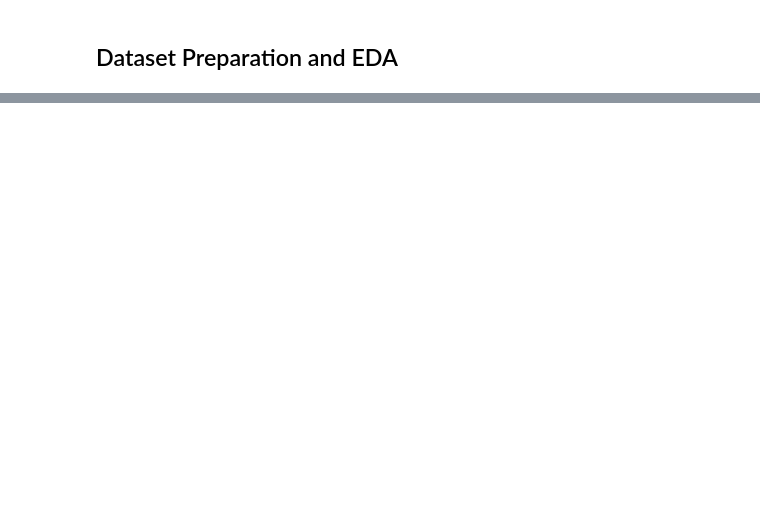
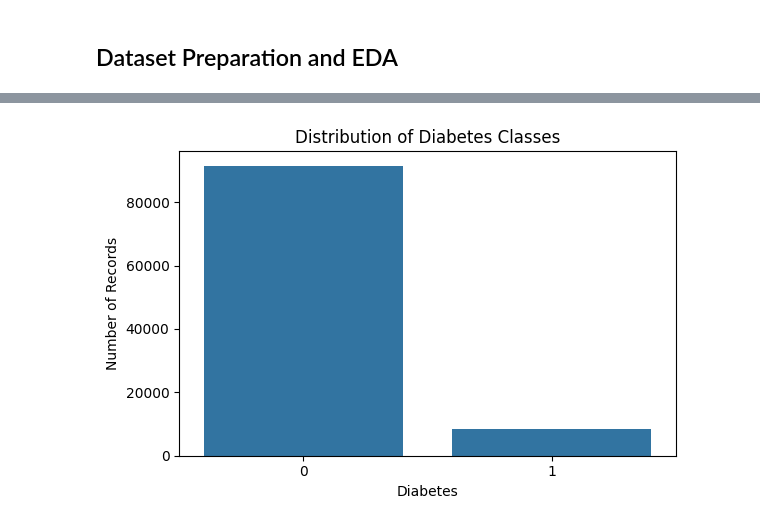
Before and after one commit to chiraga581/2025AC05139-ML-Assignment-2, a Jupyter notebook: 01_Data_Preparation.ipynb, the cells around one changed output, grey strips where cells are left out. Saved outputs shown, nothing was run; the diff lists cells and outputs as text; code cells hidden in the pictures; blank space fills up the shorter version.

```diff
--- a/01_Data_Preparation.ipynb
+++ b/01_Data_Preparation.ipynb
@@ -31,7 +31,7 @@ Successfully installed contourpy-1.3.0 cycler-0.12.1 fonttools-4.60.2 importlib-
 WARNING: You are using pip version 21.2.4; however, version 26.0.1 is available.
 You should consider upgrading via the '/Users/chiragarora/Desktop/2025AC05139_ML_Assignment2/.venv/bin/python3 -m pip install --upgrade pip' command.
 # %%
-df = pd.read_csv("/Users/chiragarora/Desktop/2025AC05139_ML_Assignment2/diabetes_prediction_dataset.csv")
+df = pd.read_csv("diabetes_dataset.csv")
 
 print("Dataset shape:", df.shape)
 df.head()
@@ -39,0 +117,4 @@ FileNotFoundError: [Errno 2] No such file or directory: '/Users/chiragarora/Desk
+# %%
+df = df.drop_duplicates()
+
+print("Dataset shape after removing duplicates:", df.shape)
@@ -39,0 +123,12 @@ FileNotFoundError: [Errno 2] No such file or directory: '/Users/chiragarora/Desk
+# %%
+target_column = "diabetes"
+
+categorical_features = df.drop(columns=[target_column]).select_dtypes(include="object").columns.tolist()
+
+numerical_features = df.drop(columns=[target_column]).select_dtypes(exclude="object").columns.tolist()
+
+print("Categorical features:")
+print(categorical_features)
+
+print("\nNumerical features:")
+print(numerical_features)
@@ -39,0 +158,10 @@ FileNotFoundError: [Errno 2] No such file or directory: '/Users/chiragarora/Desk
+# %%
+plt.figure(figsize=(6, 4))
+sns.countplot(data=df, x=target_column)
+plt.title("Distribution of Diabetes Classes")
+plt.xlabel("Diabetes")
+plt.ylabel("Number of Records")
+plt.tight_layout()
+plt.show()
+# %% [output]
+[figure, added]
```
Also changed, not shown: parts of 13 cells of this notebook, 1 other file.
